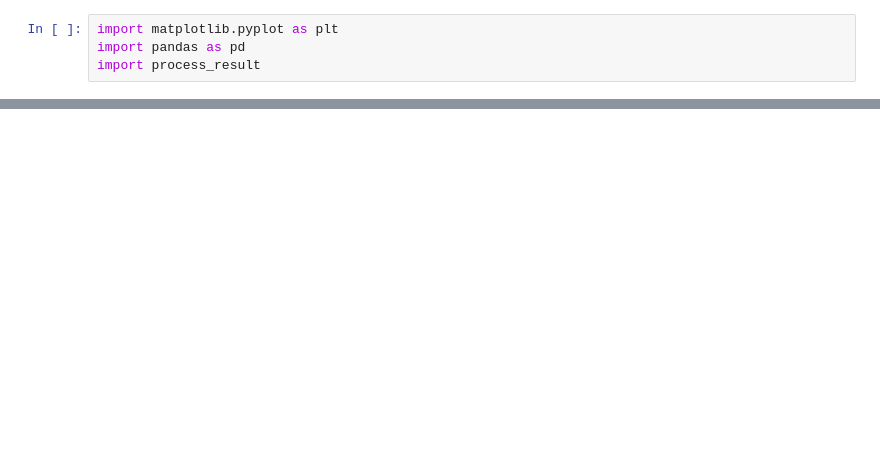
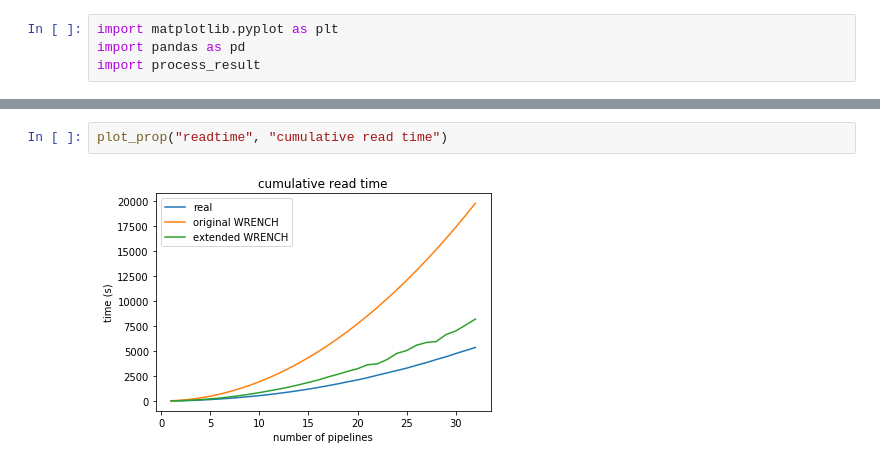
Before and after one commit to big-data-lab-team/paper-io-simulation, a Jupyter notebook: result/multi/result.ipynb, the cells around one changed output, grey strips where cells are left out. Saved outputs shown, nothing was run; the diff lists cells and outputs as text; blank space fills up the shorter version.

```diff
--- a/result/multi/result.ipynb
+++ b/result/multi/result.ipynb
@@ -34,0 +39,4 @@ plot_result()
+# %%
+plot_prop("readtime", "cumulative read time")
+# %% [output]
+[figure, added]
```
Also changed, not shown: parts of 8 cells of this notebook, 13 other files.
